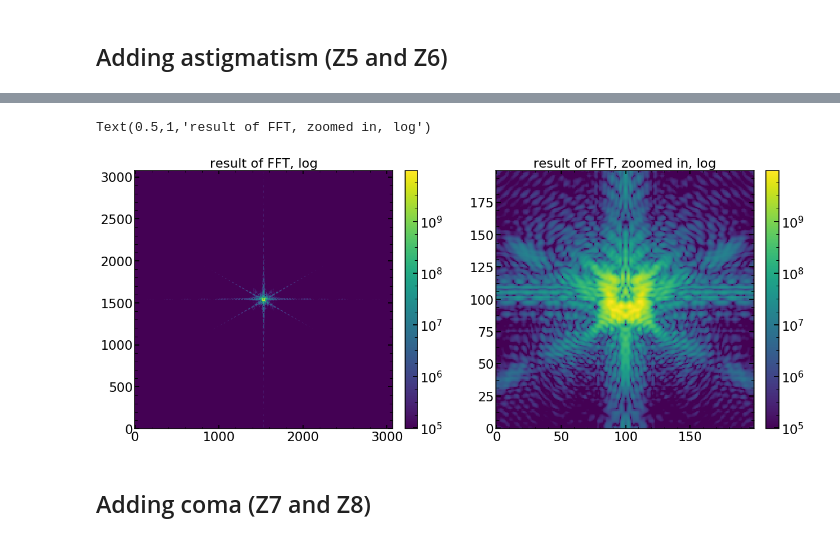
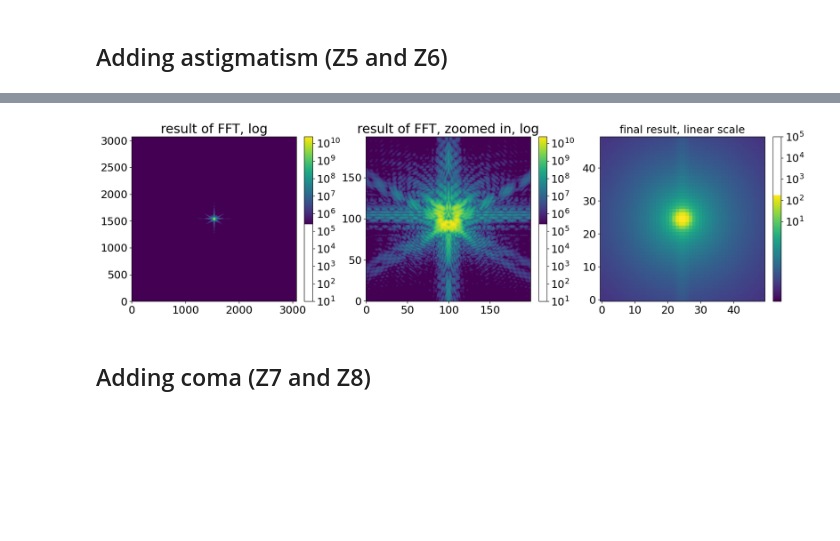
Before and after one commit to Subaru-PFS/dev_2ddrp, a Jupyter notebook: 2d_PSF_code/Zernike_code.ipynb, the cells around one changed output, grey strips where cells are left out. Drawn from its saved outputs; the diff is of its cells as text; code cells hidden in the pictures; blank space fills up the shorter version.

```diff
--- a/2d_PSF_code/Zernike_code.ipynb
+++ b/2d_PSF_code/Zernike_code.ipynb
@@ -1,6 +1,4 @@
 # %%
-#!/usr/bin/env python2
-# -*- coding: utf-8 -*-
 """
 First created on July 30 2018
 @author: ncaplar@princeton.edu
@@ -8,16 +6,16 @@ First created on July 30 2018
 These comments are theoretically the only ones you need to read to run the notebook
 
 1. Specify the directory in which you want to run the analysis below (PSF_DIRECTORY)
-2. TESTING_FOLDER will be filled during the run with images from the analysis analysis
+2. TESTING_FOLDER will be filled during the run with images from the analysis
 
 3. (OPTIONAL) Next cell contains some extensions that I use that make life much easier when using jupyter notebook
-    Without them this notebook becomes somewhat large and possiblhy hard to deal with
+    Without them this notebook becomes somewhat large and possibly hard to deal with
     These can be downloaded from https://github.com/ipython-contrib/jupyter_contrib_nbextensions
 
 """
 ############################################################
 # name your directory where you want to have files!
-PSF_DIRECTORY='/Users/nevencaplar/Documents/PFS/'
+PSF_DIRECTORY='/tigress/ncaplar/PFS/'
 ############################################################
 
 TESTING_FOLDER=PSF_DIRECTORY+'Testing/'
@@ -433,22 +453,31 @@ model(allparameters_proposal)
 # %%
 optPsf=np.load(TESTING_FINAL_IMAGES_FOLDER+'optPsf.npy')
+optPsf_final=np.load(TESTING_FINAL_IMAGES_FOLDER+'optPsf_final.npy')
+
 middleposition=int(optPsf.shape[0]/2)
 
-plt.figure(figsize=(20,8))
-plt.subplot(121)
-plt.imshow(optPsf,origin='lower',norm=LogNorm(),vmax=np.max(optPsf),vmin=np.max(optPsf)/10**5)
+plt.figure(figsize=(20,5))
+plt.subplot(131)
+plt.imshow(optPsf,origin='lower',norm=LogNorm(vmax=np.max(optPsf),vmin=np.max(optPsf)/10**5))
 cbar=plt.colorbar(fraction=0.046, pad=0.04)
 cbar.set_ticks([10,10**2,10**3,10**4,10**5,10**6,10**7,10**8,10**9,10**10])
 plt.title('result of FFT, log')
 
-plt.subplot(122)
-plt.imshow(optPsf[middleposition-100:middleposition+100,middleposition-100:middleposition+100],origin='lower',norm=LogNorm(),vmax=np.max(optPsf),vmin=np.max(optPsf)/10**5)
+plt.subplot(132)
+plt.imshow(optPsf[middleposition-100:middleposition+100,middleposition-100:middleposition+100],
+           origin='lower',norm=LogNorm(vmax=np.max(optPsf),vmin=np.max(optPsf)/10**5))
 cbar=plt.colorbar(fraction=0.046, pad=0.04)
 cbar.set_ticks([10,10**2,10**3,10**4,10**5,10**6,10**7,10**8,10**9,10**10])
 plt.title('result of FFT, zoomed in, log')
+
+plt.subplot(133)
+plt.imshow(optPsf_final,origin='lower', norm=LogNorm(vmax=np.max(optPsf_final),vmin=np.max(optPsf_final)/10**5))
+
+plt.title('final result, linear scale', fontsize=18)
+cbar=plt.colorbar(fraction=0.046, pad=0.04)
+cbar.set_ticks([10,10**2,10**3,10**4,10**5])
 # %% [output]
-Text(0.5,1,'result of FFT, zoomed in, log')
-[figure, old version]
+[figure, new version]
 # %% [markdown]
 ## Adding coma (Z7 and Z8)
 # %%
```
Also changed, not shown: parts of 39 cells of this notebook, 36 other files.
